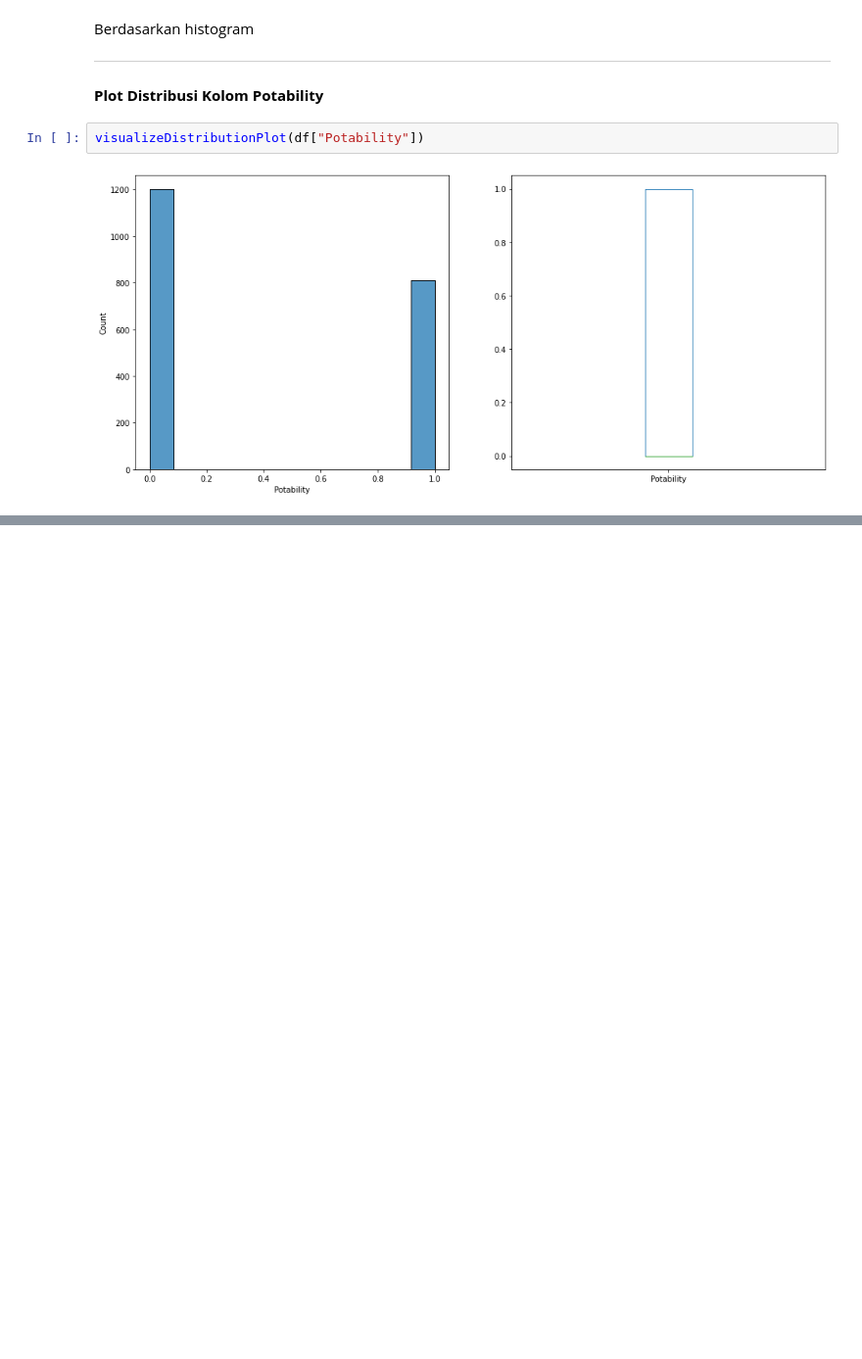
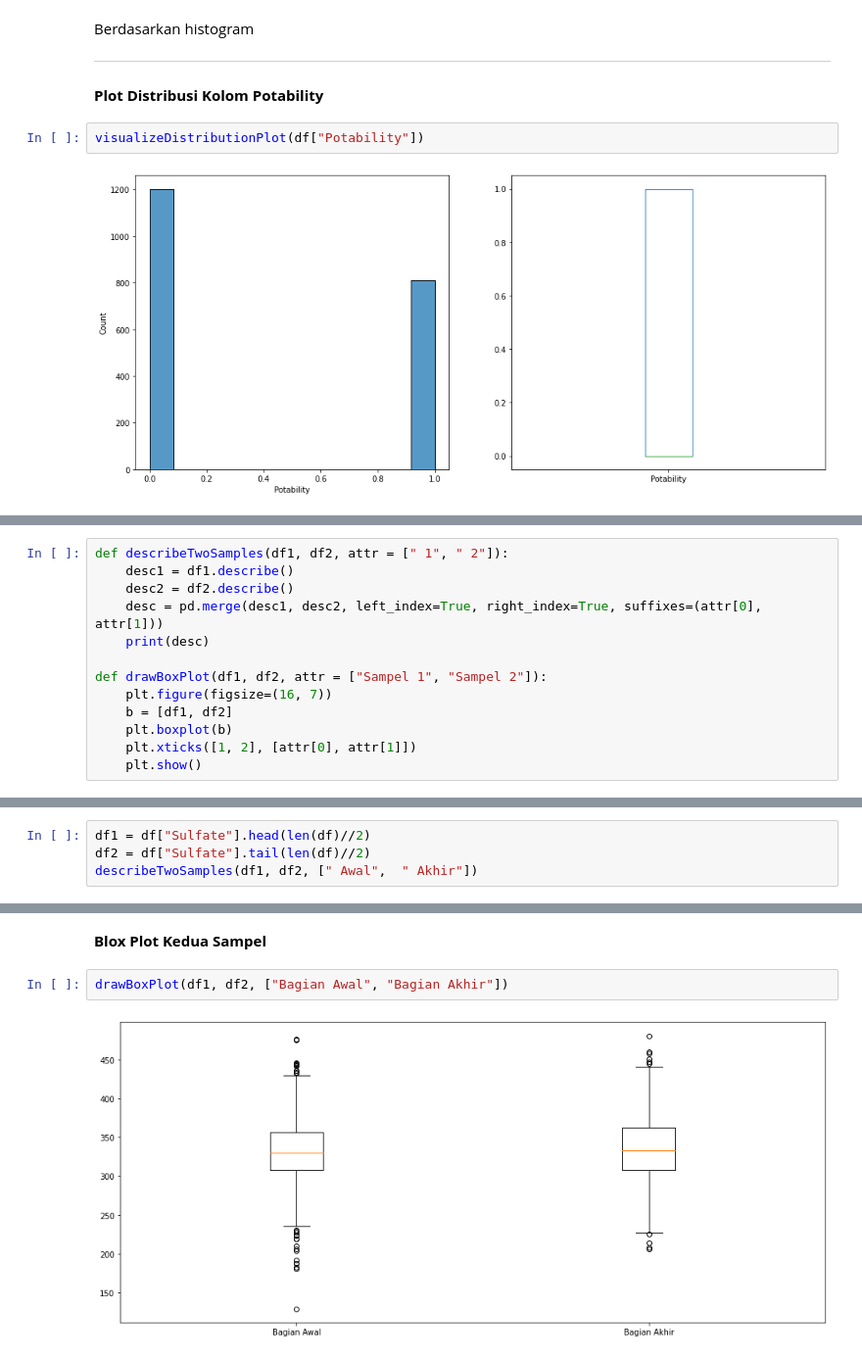
Before and after one commit to firizky29/probability-and-statistics-analysis, a Jupyter notebook: src/main.ipynb, the cells around one changed output, grey strips where cells are left out. Shown at 98% size. Cells and saved outputs as stored; diff of their text form; blank space fills up the shorter version.

```diff
--- a/src/main.ipynb
+++ b/src/main.ipynb
@@ -175,0 +174,13 @@ Data kolom Sulfate dibagi 2 sama rata: bagian awal dan bagian akhir kolom. Benar
+# %%
+def describeTwoSamples(df1, df2, attr = [" 1", " 2"]):
+    desc1 = df1.describe()
+    desc2 = df2.describe()
+    desc = pd.merge(desc1, desc2, left_index=True, right_index=True, suffixes=(attr[0], attr[1]))
+    print(desc)
+
+def drawBoxPlot(df1, df2, attr = ["Sampel 1", "Sampel 2"]):
+    plt.figure(figsize=(16, 7))
+    b = [df1, df2]
+    plt.boxplot(b)
+    plt.xticks([1, 2], [attr[0], attr[1]])
+    plt.show()
@@ -175,0 +193,4 @@ Data kolom Sulfate dibagi 2 sama rata: bagian awal dan bagian akhir kolom. Benar
+# %%
+df1 = df["Sulfate"].head(len(df)//2)
+df2 = df["Sulfate"].tail(len(df)//2)
+describeTwoSamples(df1, df2, [" Awal",  " Akhir"])
@@ -175,0 +207,6 @@ Data kolom Sulfate dibagi 2 sama rata: bagian awal dan bagian akhir kolom. Benar
+# %% [markdown]
+**Blox Plot Kedua Sampel**
+# %%
+drawBoxPlot(df1, df2, ["Bagian Awal", "Bagian Akhir"])
+# %% [output]
+[figure, added]
```
Also changed, not shown: parts of 11 cells of this notebook.
